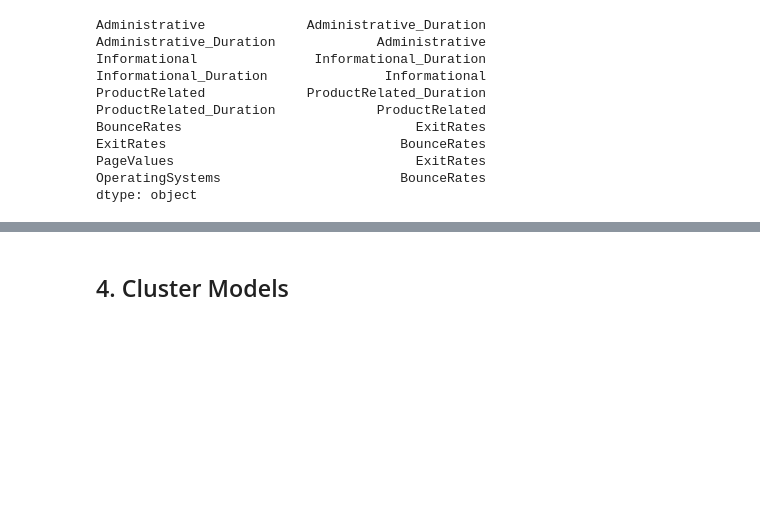
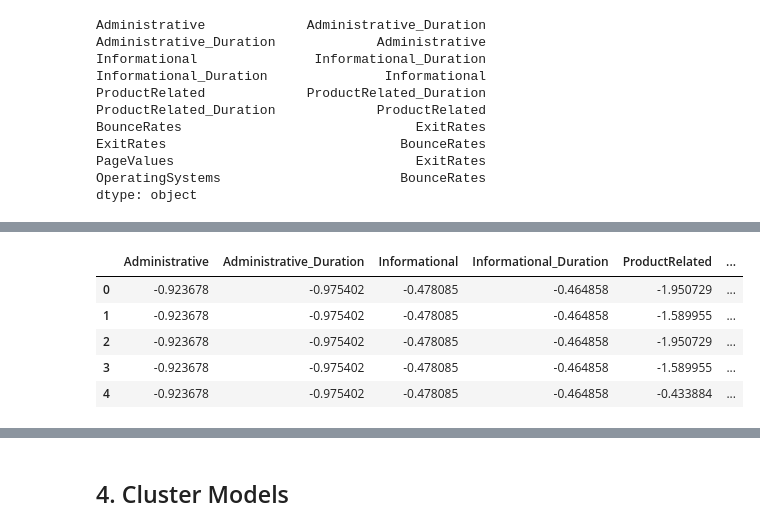
Before and after one commit to Jenkins1128/PurchasingIntentionClustering, a Jupyter notebook: PurchasingIntentionClustering.ipynb, the cells around one changed output, grey strips where cells are left out. Saved outputs shown, nothing was run; the diff lists cells and outputs as text; code cells hidden in the pictures; blank space fills up the shorter version.

```diff
--- a/PurchasingIntentionClustering.ipynb
+++ b/PurchasingIntentionClustering.ipynb
@@ -182,2 +205,13 @@ dtype: object
 # %%
 # scale features to equalize weights since clustering algorithms generally rely on distance
+ss = StandardScaler()
+shoppers_encoded[non_categorical_features] = ss.fit_transform(shoppers_encoded[non_categorical_features])
+
+shoppers_encoded.head()
+# %% [output]
+|  | Administrative | Administrative_Duration | Informational | Informational_Duration | ProductRelated | ... |
+| 0 | -0.923678 | -0.975402 | -0.478085 | -0.464858 | -1.950729 | ... |
+| 1 | -0.923678 | -0.975402 | -0.478085 | -0.464858 | -1.589955 | ... |
+| 2 | -0.923678 | -0.975402 | -0.478085 | -0.464858 | -1.950729 | ... |
+| 3 | -0.923678 | -0.975402 | -0.478085 | -0.464858 | -1.589955 | ... |
+| 4 | -0.923678 | -0.975402 | -0.478085 | -0.464858 | -0.433884 | ... |
```
Also changed, not shown: parts of 4 cells of this notebook.
